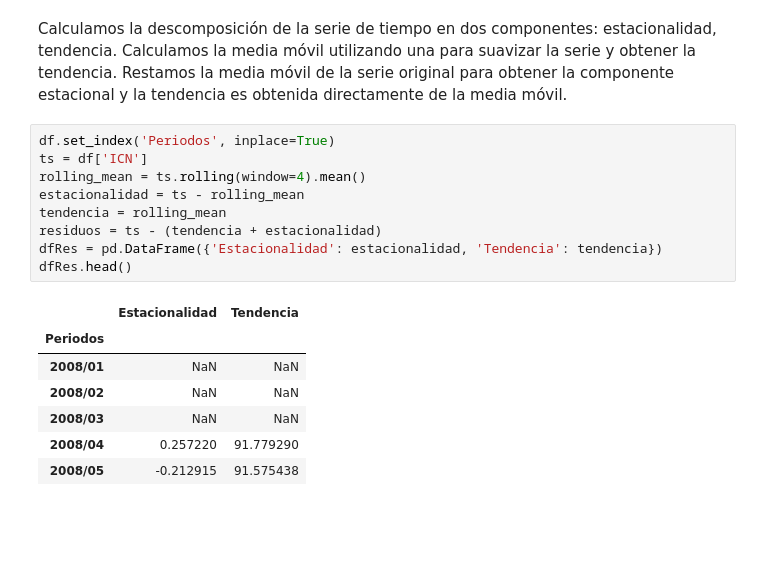
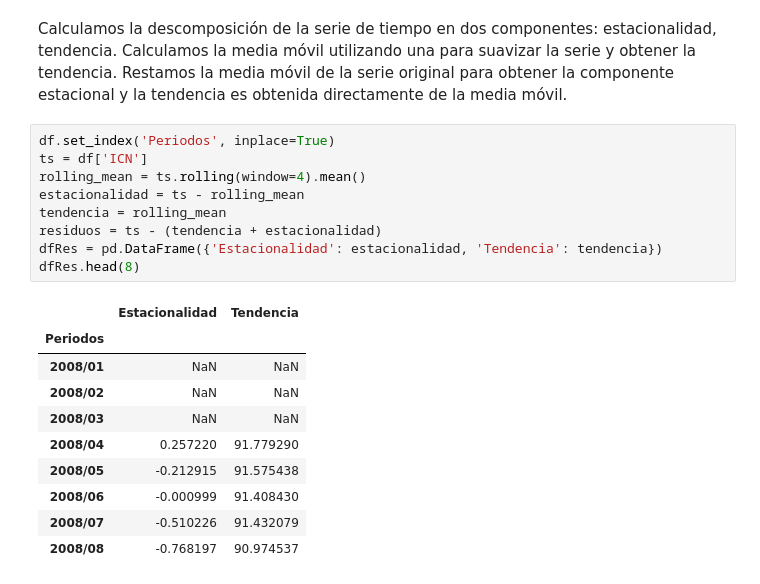
Before and after one commit to maferpy/unidad9, a Jupyter notebook: pronosticos.ipynb, the cells around one changed output. Drawn from its saved outputs; the diff is of its cells as text; blank space fills up the shorter version.

```diff
--- a/pronosticos.ipynb
+++ b/pronosticos.ipynb
@@ -426,17 +433,20 @@ Calculamos la descomposición de la serie de tiempo en dos componentes: estacion
 # %%
 df.set_index('Periodos', inplace=True)
 ts = df['ICN']
 rolling_mean = ts.rolling(window=4).mean()
 estacionalidad = ts - rolling_mean
 tendencia = rolling_mean
 residuos = ts - (tendencia + estacionalidad)
 dfRes = pd.DataFrame({'Estacionalidad': estacionalidad, 'Tendencia': tendencia})
-dfRes.head()
+dfRes.head(8)
 # %% [output]
 |  | Estacionalidad | Tendencia |
 | Periodos |  |  |
 | 2008/01 | NaN | NaN |
 | 2008/02 | NaN | NaN |
 | 2008/03 | NaN | NaN |
 | 2008/04 | 0.257220 | 91.779290 |
 | 2008/05 | -0.212915 | 91.575438 |
+| 2008/06 | -0.000999 | 91.408430 |
+| 2008/07 | -0.510226 | 91.432079 |
+| 2008/08 | -0.768197 | 90.974537 |
```
Also changed, not shown: parts of 14 cells of this notebook.
